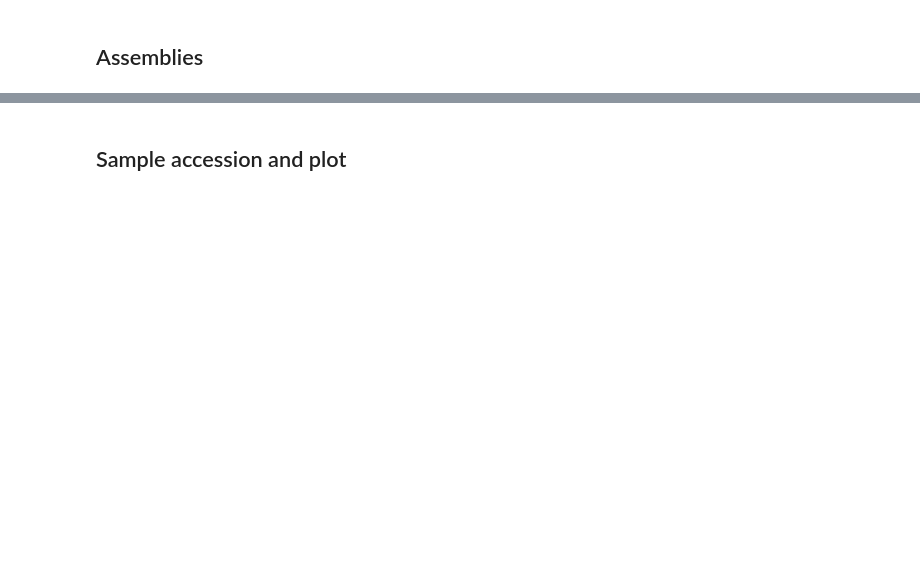
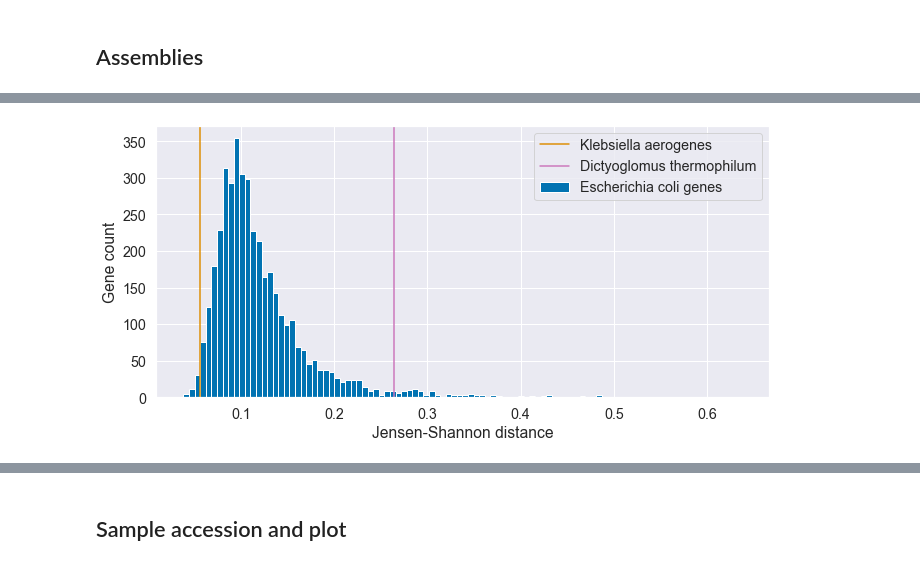
Before and after one commit to srom/nbias, a Jupyter notebook: notebook/Protein domain results.ipynb, the cells around one changed output, grey strips where cells are left out. Drawn from its saved outputs; the diff is of its cells as text; code cells hidden in the pictures; blank space fills up the shorter version.

```diff
--- a/notebook/Protein domain results.ipynb
+++ b/notebook/Protein domain results.ipynb
@@ -35,0 +77,46 @@ len(assembly_df[assembly_df['domain'] == 'Archaea'])
+# %%
+def kl_divergence(p, q, axis=0):
+    return scipy.stats.entropy(p, q, axis=axis)
+
+
+def jensen_shannon_distance(p, q, axis=0):
+    m = (p + q) / 2
+    a = kl_divergence(p, m, axis)
+    b = kl_divergence(q, m, axis)
+    return np.sqrt(
+        np.clip(
+            (a + b) / 2,
+            a_min=0,
+            a_max=None,
+        )
+    )
+# %%
+klebsiella_aerogenes_distribution = load_genome_wide_distance(klebsiella_aerogenes_assembly)
+dictyoglomus_thermophilum_distribution = load_genome_wide_distance(dictyoglomus_thermophilum_assembly)
+e_coli_distribution = load_genome_wide_distance(e_coli_assembly)
+
+klebsiella_aerogenes_distance = jensen_shannon_distance(
+    e_coli_distribution,
+    klebsiella_aerogenes_distribution,
+)
+dictyoglomus_thermophilum_distance = jensen_shannon_distance(
+    e_coli_distribution,
+    dictyoglomus_thermophilum_distribution,
+)
+# %%
+e_coli_genes_df, e_coli_distances = load_gene_dist(e_coli_assembly)
+
+f, ax = plt.subplots(1, 1, figsize=(11, 5))
+ax.hist(e_coli_distances, bins=100, label='Escherichia coli genes');
+ax.axvline(klebsiella_aerogenes_distance, color=palette[1], label='Klebsiella aerogenes');
+ax.axvline(dictyoglomus_thermophilum_distance, color=palette[4], label='Dictyoglomus thermophilum');
+ax.legend();
+ax.set_xlabel('Jensen-Shannon distance');
+ax.set_ylabel('Gene count');
+#f.savefig(
+#    os.path.join(os.getcwd(), 'report/diagrams/e_coli_distances.eps'),
+#    bbox_inches='tight',
+#    dpi=300,
+#)
+# %% [output]
+[figure, added]
```
Also changed, not shown: parts of 21 cells of this notebook.
